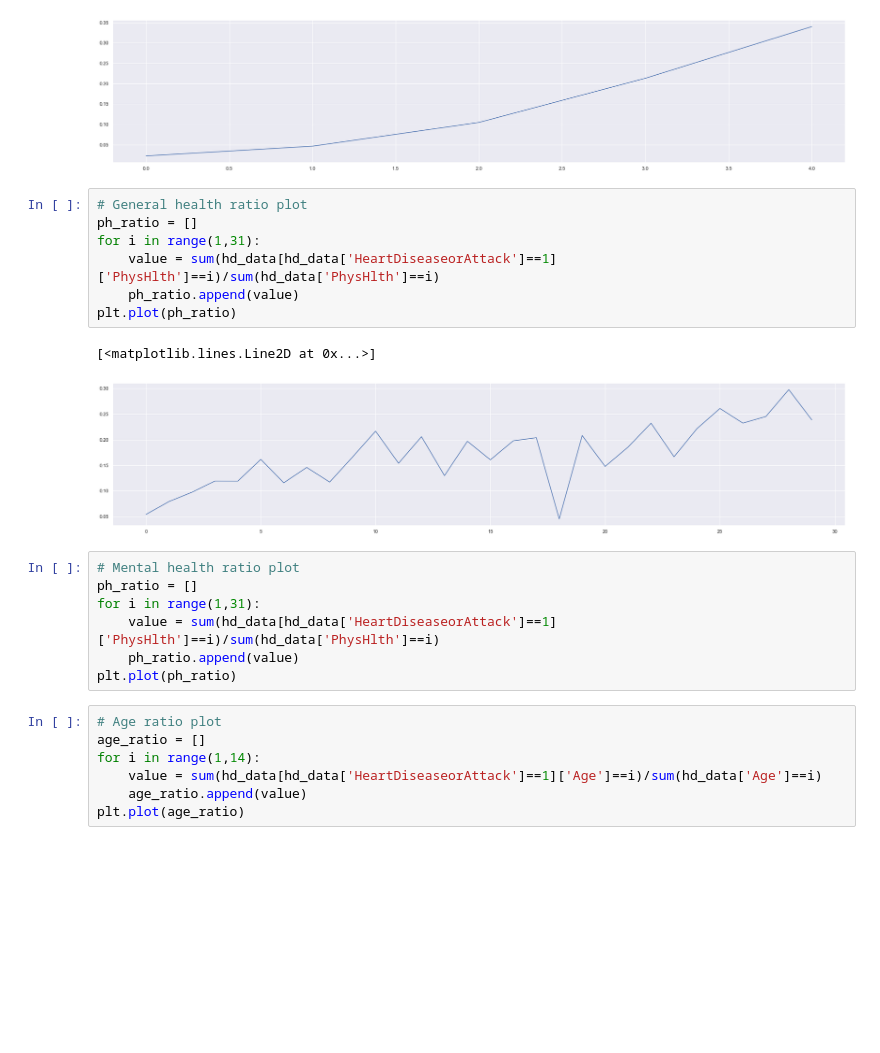
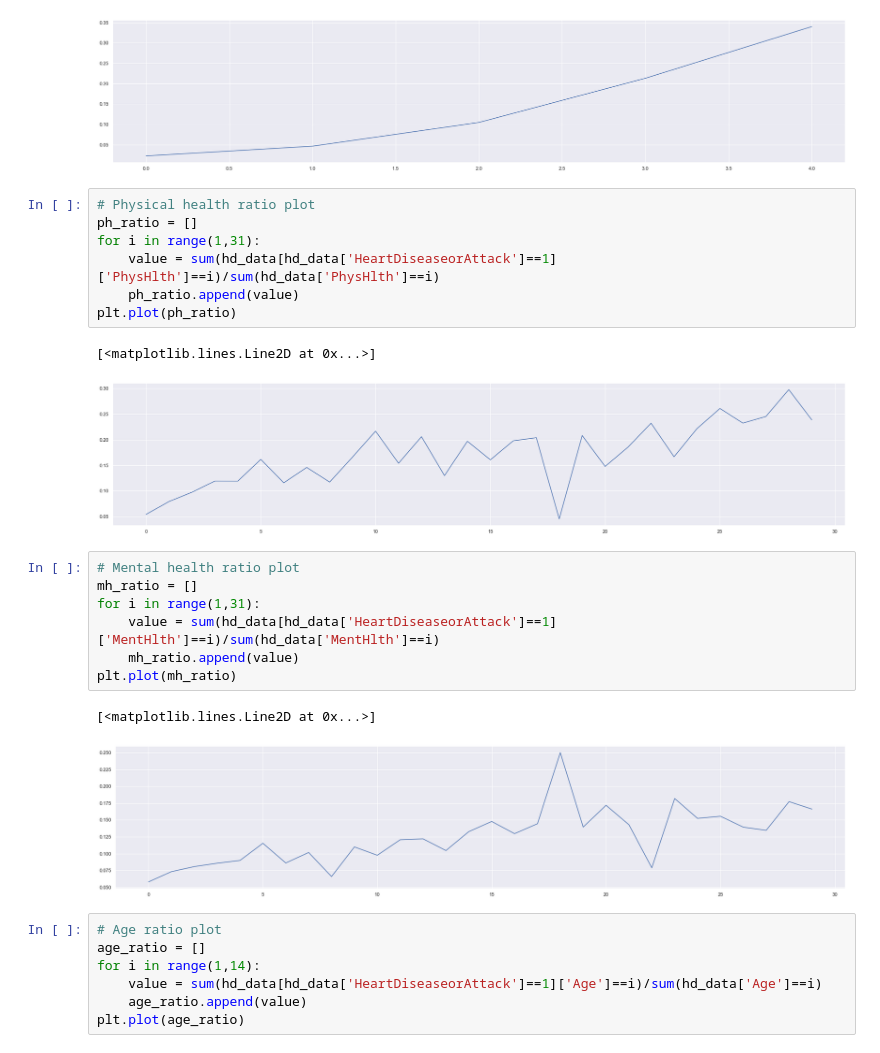
Before and after one commit to LouiseLi7/STA160-group-project, a Jupyter notebook: Midterm Project - STA 160 (Feature Selection Version).ipynb, the cells around one changed output. Cells and saved outputs as stored; diff of their text form; blank space fills up the shorter version.

```diff
--- a/Midterm Project - STA 160 (Feature Selection Version).ipynb
+++ b/Midterm Project - STA 160 (Feature Selection Version).ipynb
@@ -236,7 +236,7 @@ plt.plot(gh_ratio)
 [<matplotlib.lines.Line2D at 0x...>]
 [figure]
 # %%
-# General health ratio plot
+# Physical health ratio plot
 ph_ratio = []
 for i in range(1,31):
     value = sum(hd_data[hd_data['HeartDiseaseorAttack']==1]['PhysHlth']==i)/sum(hd_data['PhysHlth']==i)
@@ -247,11 +247,14 @@ plt.plot(ph_ratio)
 [figure]
 # %%
 # Mental health ratio plot
-ph_ratio = []
+mh_ratio = []
 for i in range(1,31):
-    value = sum(hd_data[hd_data['HeartDiseaseorAttack']==1]['PhysHlth']==i)/sum(hd_data['PhysHlth']==i)
-    ph_ratio.append(value)
-plt.plot(ph_ratio)
+    value = sum(hd_data[hd_data['HeartDiseaseorAttack']==1]['MentHlth']==i)/sum(hd_data['MentHlth']==i)
+    mh_ratio.append(value)
+plt.plot(mh_ratio)
+# %% [output]
+[<matplotlib.lines.Line2D at 0x...>]
+[figure, added]
 # %%
 # Age ratio plot
 age_ratio = []
```
